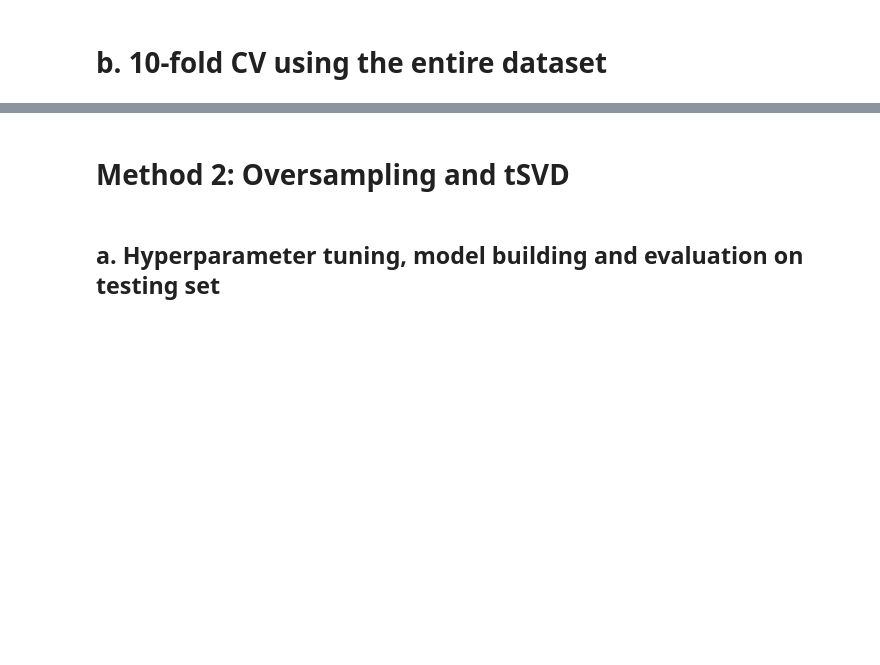
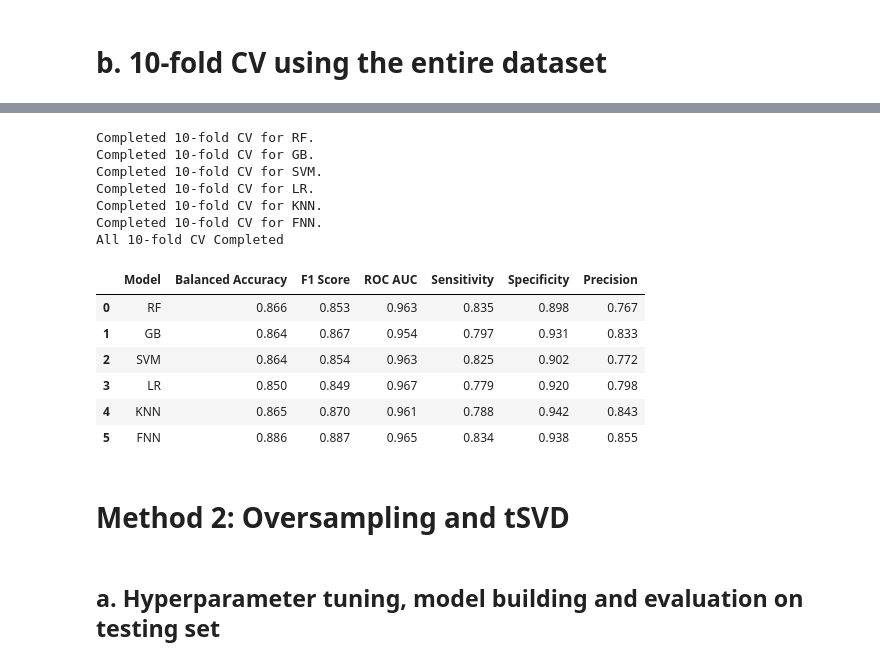
Before and after one commit to OnahPmi/Thyroid-Cancer-Recurrence-Prediction-Project, a Jupyter notebook: Predictive Models Building.ipynb, the cells around one changed output, grey strips where cells are left out. Drawn from its saved outputs; the diff is of its cells as text; code cells hidden in the pictures; blank space fills up the shorter version.

Commit message:
Added the data file Thyroid_Diff.csv and Predictive Models Building

```diff
--- a/Predictive Models Building.ipynb
+++ b/Predictive Models Building.ipynb
@@ -377,3 +273,65 @@ All 10-fold CV Completed
+# %%
+# Set up Stratified K-Fold Cross-Validation
+n_splits = 10
+skf = StratifiedKFold(n_splits=n_splits, shuffle=True, random_state=420)
+
+# Define the best Dimensionality Reduction Technique
+pca = PCA(n_components=5)
+
+ten_fold_cv_results_method_1 = {}
+
+for (model_name, model), results in zip(models.items(), method_1_results.values()):
+
+    print(f"\rRunning {n_splits}-fold CV for {model_name}...", end="", flush=True)
+
+    # Combine the dimensionality reduction, and model into a pipeline
+    pipeline = Pipeline(
+        steps = [
+            ("preprocessor", preprocessor),
+            ("pca", pca),
+            ("clf", model),
+        ])
+    tuned_pipeline = pipeline.set_params(**results["Best Parameters"])
+
+    cv_results = cross_validate(tuned_pipeline, X, y, cv=skf, scoring=ten_fold_CV_metrics, return_train_score=False)
+
+    metric_ids = [metric_id for metric_id in cv_results.keys() if metric_id.startswith("test_")]
+    scores = {name: cv_results[metric_id] for name, metric_id in zip(ten_fold_CV_metrics.keys(), metric_ids)}
+
+    ten_fold_cv_results_method_1[model_name] = scores
+
+    print(f"\rCompleted {n_splits}-fold CV for {model_name}")
+
+print(f"\rAll {n_splits}-fold CV Completed")
+
+
+performance_metrics = {metric_name: [] for metric_name in metrics.keys()}
+
+for model_name, result in ten_fold_cv_results_method_1.items():
+    for metric_name, score in result.items():
+        performance_metrics[metric_name].append(np.mean(score))
+
+df_performance = pd.DataFrame(performance_metrics)
+df_performance.insert(0, "Model", [model_name for model_name in models])
+df_performance = df_performance.round(3)
+
+df_performance.to_csv("results/10-fold CV performance using PCA.csv", index=False)
+df_performance
+# %% [output]
+Completed 10-fold CV for RF.
+Completed 10-fold CV for GB.
+Completed 10-fold CV for SVM.
+Completed 10-fold CV for LR.
+Completed 10-fold CV for KNN.
+Completed 10-fold CV for FNN.
+All 10-fold CV Completed
+|  | Model | Balanced Accuracy | F1 Score | ROC AUC | Sensitivity | Specificity | Precision |
+| 0 | RF | 0.866 | 0.853 | 0.963 | 0.835 | 0.898 | 0.767 |
+| 1 | GB | 0.864 | 0.867 | 0.954 | 0.797 | 0.931 | 0.833 |
+| 2 | SVM | 0.864 | 0.854 | 0.963 | 0.825 | 0.902 | 0.772 |
+| 3 | LR | 0.850 | 0.849 | 0.967 | 0.779 | 0.920 | 0.798 |
+| 4 | KNN | 0.865 | 0.870 | 0.961 | 0.788 | 0.942 | 0.843 |
+| 5 | FNN | 0.886 | 0.887 | 0.965 | 0.834 | 0.938 | 0.855 |
 # %% [markdown]
 # Method 2: Oversampling and tSVD
 # %% [markdown]
```
Also changed, not shown: parts of 16 cells of this notebook, 1 other file.
